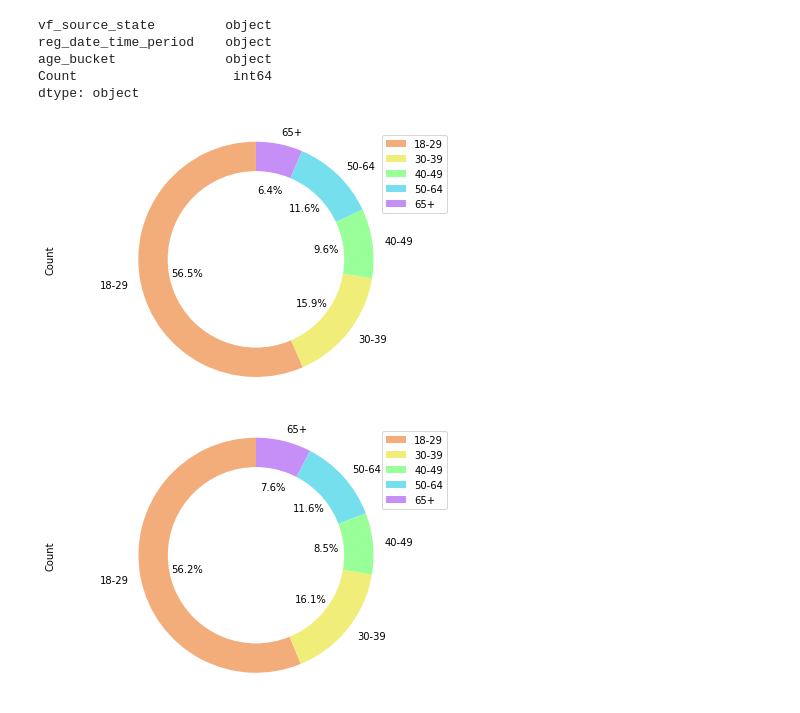
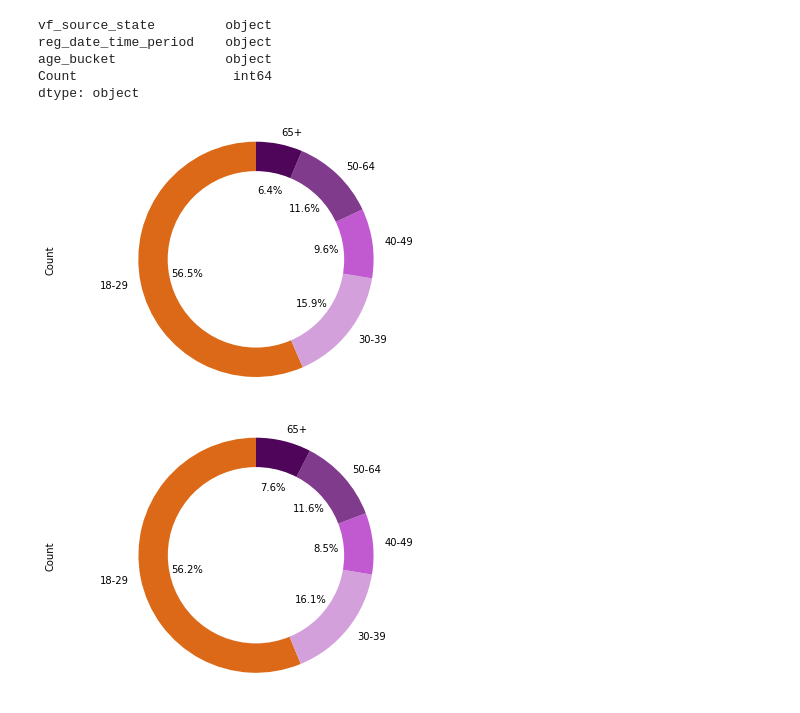
Before and after one commit to linleysanders/data-studio, a Jupyter notebook: Code/03-youth-vote/Youth Vote.ipynb, the cells around one changed output. Saved outputs shown, nothing was run; the diff lists cells and outputs as text; code cells hidden in the pictures.

Commit message:
new pie charts
new pie charts

```diff
--- a/Code/03-youth-vote/Youth Vote.ipynb
+++ b/Code/03-youth-vote/Youth Vote.ipynb
@@ -140,33 +135,33 @@ IAPost = iowa_count[(iowa_count['reg_date_time_period']=='Post-Parkland')]
 # %%
 #IOWA NEW VOTERS BEFORE PARKLAND
 
-colors = ['#F3AD7B','#f1ed79','#99ff99','#76dfed', '#c68ff7']
+colors = ['#DB6917','#D3A0DB','#C159D1', '#813B8C', '#4F055A']
 labels = ['18-29', '30-39', '40-49', '50-64', '65+']
 explode = (0.05, 0, 0, 0, 0)
 
-ax = IAPre.plot.pie(y='Count', colors=colors, labels=labels, autopct='%1.1f%%', startangle=90)
+ax = IAPre.plot.pie(y='Count', colors=colors, labels=labels, autopct='%1.1f%%', startangle=90, legend=False)
 
 #draw circle
 centre_circle = plt.Circle((0,0),0.75,fc='white')
 fig = plt.gcf()
 fig.gca().add_artist(centre_circle)
 
 ax.axis('equal')
 plt.tight_layout()
 
 matplotlib.rcParams['pdf.fonttype'] = 42
 matplotlib.rcParams['ps.fonttype'] = 42
 plt.savefig("Iowa_Pre.pdf")
 plt.show()
 # %% [output]
-[figure, old version]
+[figure, new version]
 # %%
 #IOWA NEW VOTERS AFTER PARKLAND
 
-colors = ['#F3AD7B','#f1ed79','#99ff99','#76dfed', '#c68ff7']
+colors = ['#DB6917','#D3A0DB','#C159D1', '#813B8C', '#4F055A']
 labels = ['18-29', '30-39', '40-49', '50-64', '65+']
 
-ax = IAPost.plot.pie(y='Count', colors=colors, labels=labels, autopct='%1.1f%%', startangle=90)
+ax = IAPost.plot.pie(y='Count', colors=colors, labels=labels, autopct='%1.1f%%', startangle=90, legend=False)
 
 #draw circle
 centre_circle = plt.Circle((0,0),0.75,fc='white')
@@ -181,4 +176,4 @@ matplotlib.rcParams['ps.fonttype'] = 42
 plt.savefig("Iowa_Post.pdf")
 plt.show()
 # %% [output]
-[figure, old version]
+[figure, new version]
```
Also changed, not shown: parts of 7 cells of this notebook, 6 other files.
